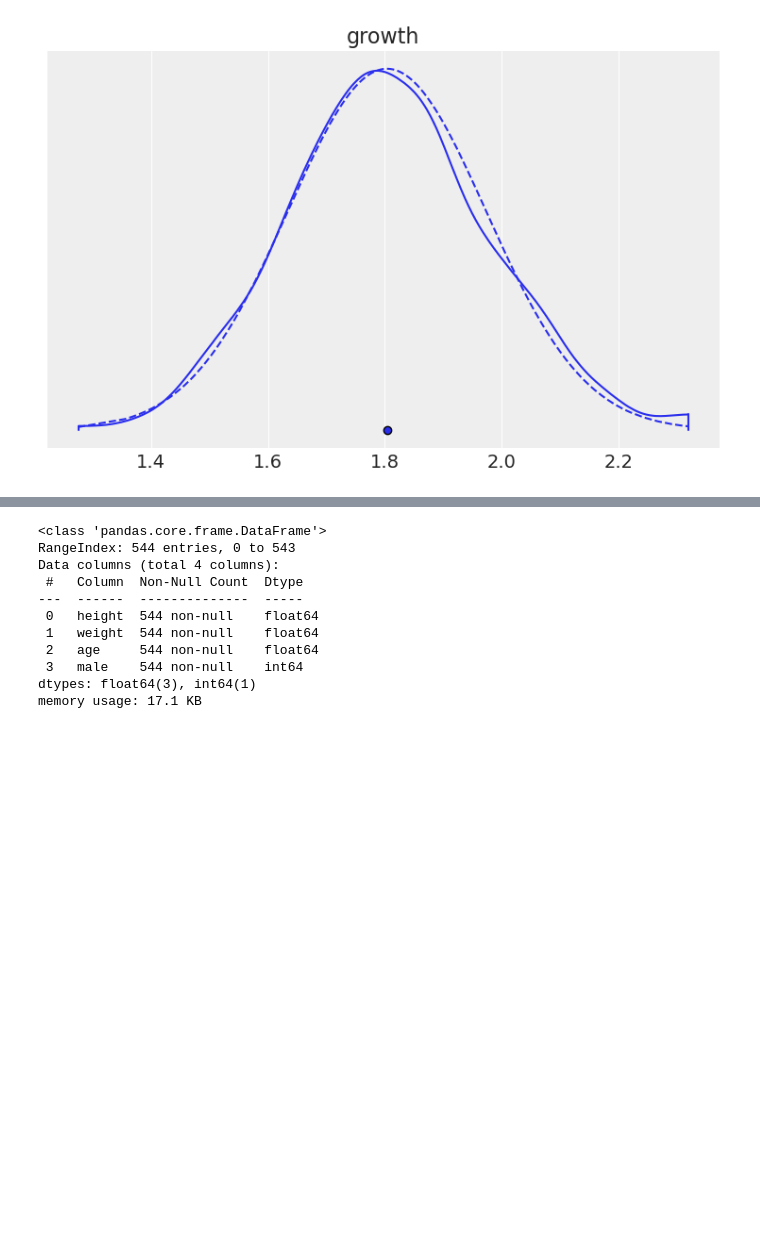
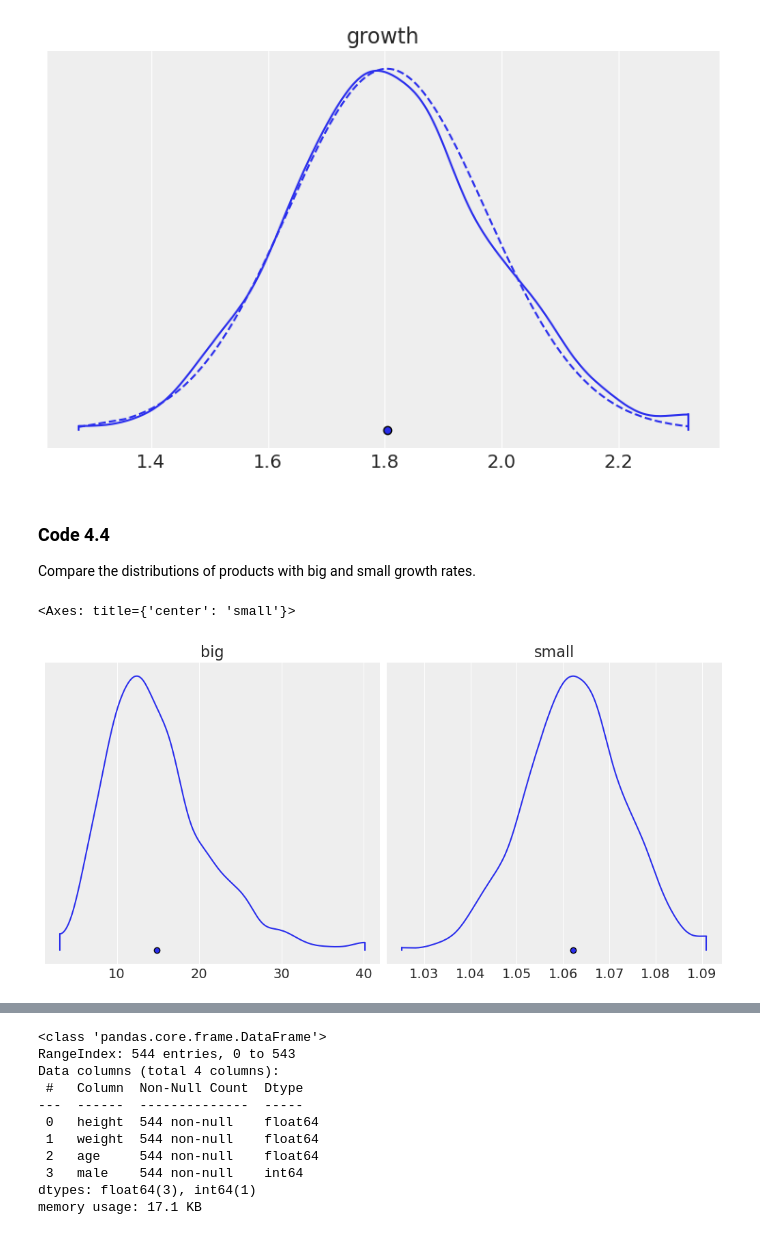
Before and after one commit to rachel-laing/rethinking-numpyro, a Jupyter notebook: notebooks/04_geocentric_models.ipynb, the cells around one changed output, grey strips where cells are left out. Saved outputs shown, nothing was run; the diff lists cells and outputs as text; code cells hidden in the pictures; blank space fills up the shorter version.

```diff
--- a/notebooks/04_geocentric_models.ipynb
+++ b/notebooks/04_geocentric_models.ipynb
@@ -47,3 +59,15 @@ plt.plot(x, jnp.exp(dist.Normal(jnp.mean(x), jnp.std(x)).log_prob(x)), "--")
 plt.show()
 # %% [output]
 [figure]
+# %% [markdown]
+### Code 4.4
+Compare the distributions of products with big and small growth rates.
+# %%
+big = jnp.prod(1 + dist.Uniform(0, 0.5).sample(random.PRNGKey(0), (1000, 12)), -1)
+small = jnp.prod(1 + dist.Uniform(0, 0.01).sample(random.PRNGKey(0), (1000, 12)), -1)
+fig, ax = plt.subplots(nrows=1, ncols=2, figsize=(10,5))
+az.plot_density({"big": big}, hdi_prob=1, ax=ax[0])
+az.plot_density({"small": small}, hdi_prob=1, ax=ax[1])
+# %% [output]
+<Axes: title={'center': 'small'}>
+[figure, added]
```
Also changed, not shown: parts of 106 cells of this notebook.
